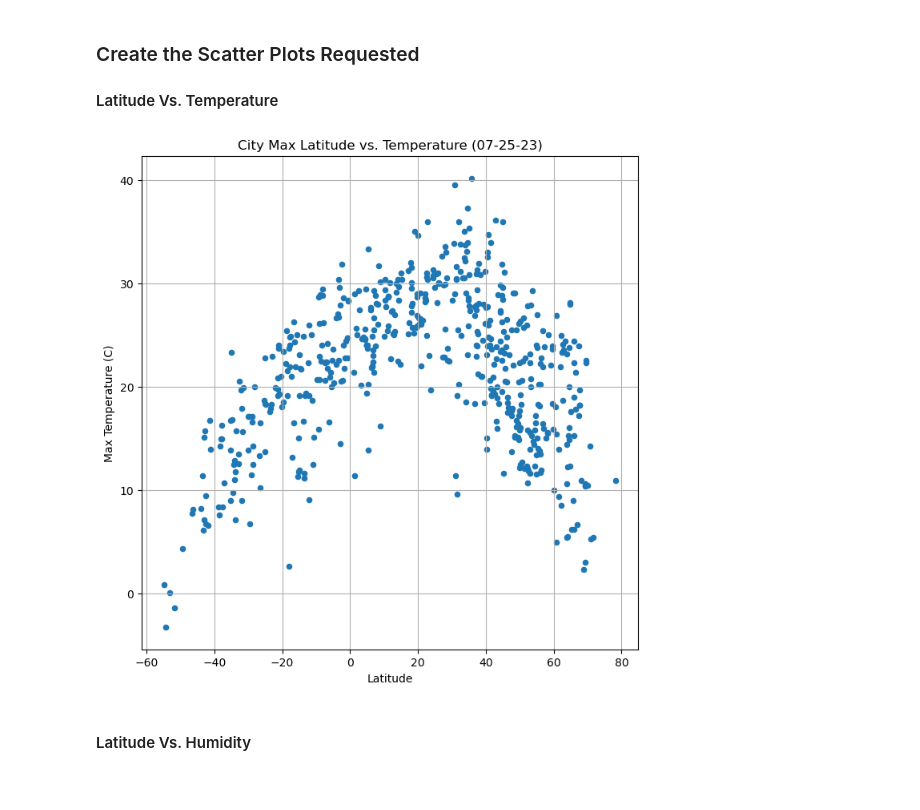
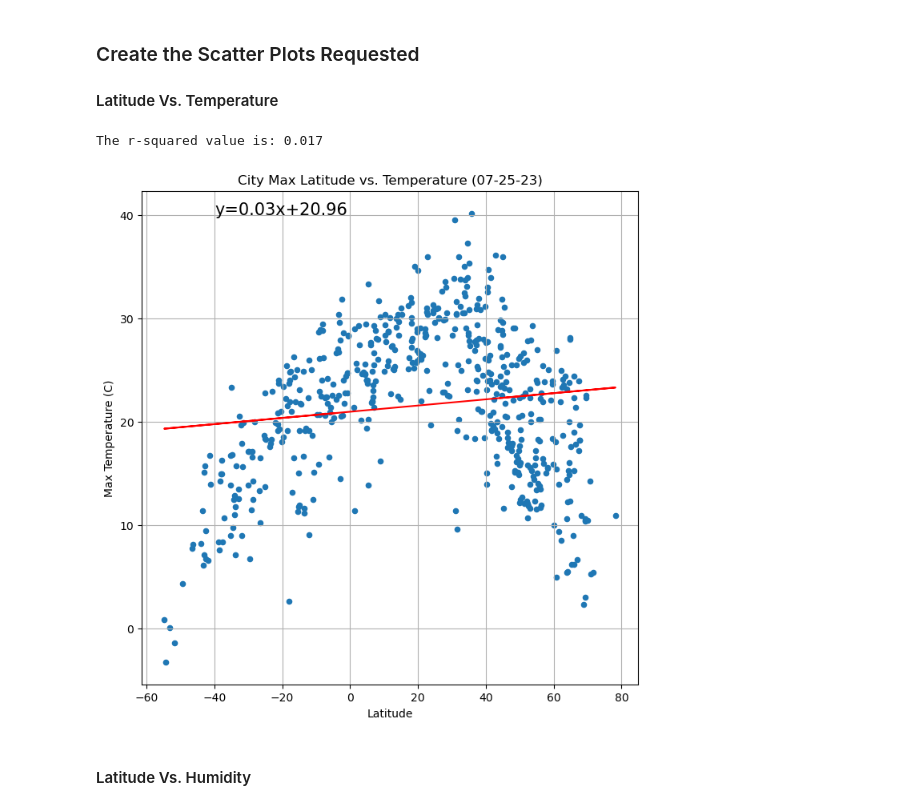
Before and after one commit to Chemistasaurus/python-api-challenge, a Jupyter notebook: WeatherPy/WeatherPy.ipynb, the cells around one changed output. Cells and saved outputs as stored; diff of their text form; code cells hidden in the pictures.

Commit message:
Got the linear regression formula.

```diff
--- a/WeatherPy/WeatherPy.ipynb
+++ b/WeatherPy/WeatherPy.ipynb
@@ -190,17 +190,23 @@ city_data_df.head()
 # %%
 # Build scatter plot for latitude vs. temperature
 city_data_df.plot(kind='scatter',x='Lat',y="Max Temp",grid=True,figsize=(8,8),title="City Max Latitude vs. Temperature (07-25-23)",xlabel="Latitude",ylabel="Max Temperature (C)")
 
 # Incorporate the other graph properties
-
+(slope,intercept,rvalue,pvalue,stderr)=linregress(city_data_df["Lat"],city_data_df["Max Temp"])
+regress_values1=city_data_df["Lat"]*slope+intercept
+line_eq1="y="+str(round(slope,2))+"x+"+str(round(intercept,2))
+plt.plot(city_data_df["Lat"],regress_values1,"r-")
+plt.annotate(line_eq1,(-40,40),fontsize=15,color="black")
+print(f"The r-squared value is: {round(rvalue**2,3)}")
 
 # Save the figure
 plt.savefig("output_data/Fig1.png")
 
 # Show plot
 plt.show()
 # %% [output]
+The r-squared value is: 0.017
-[figure, old version]
+[figure, new version]
 # %% [markdown]
 #### Latitude Vs. Humidity
 # %%
```
Also changed, not shown: parts of 5 cells of this notebook, 5 other files.
